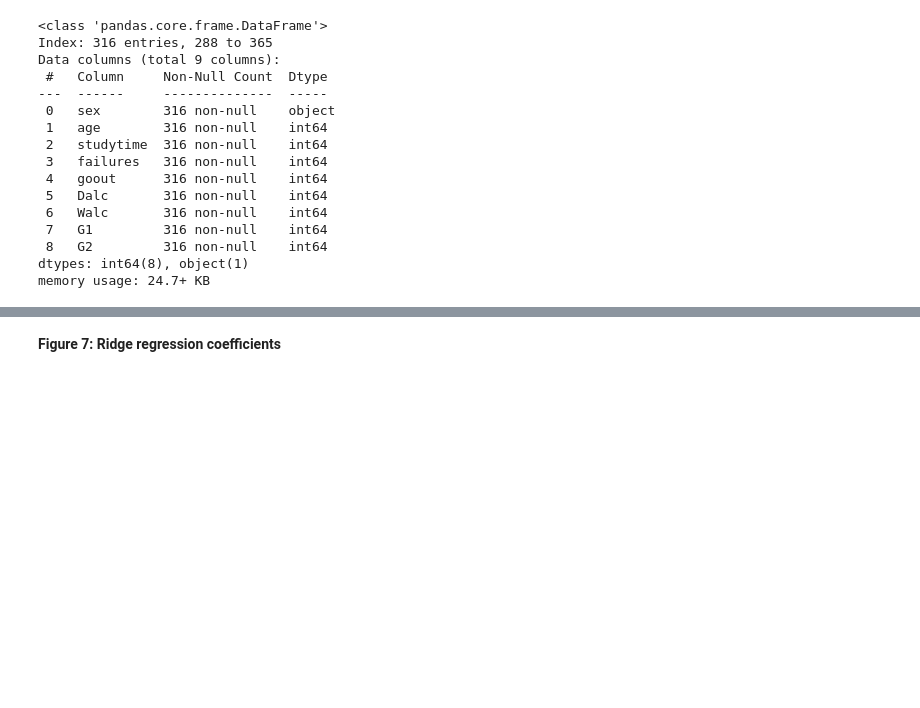
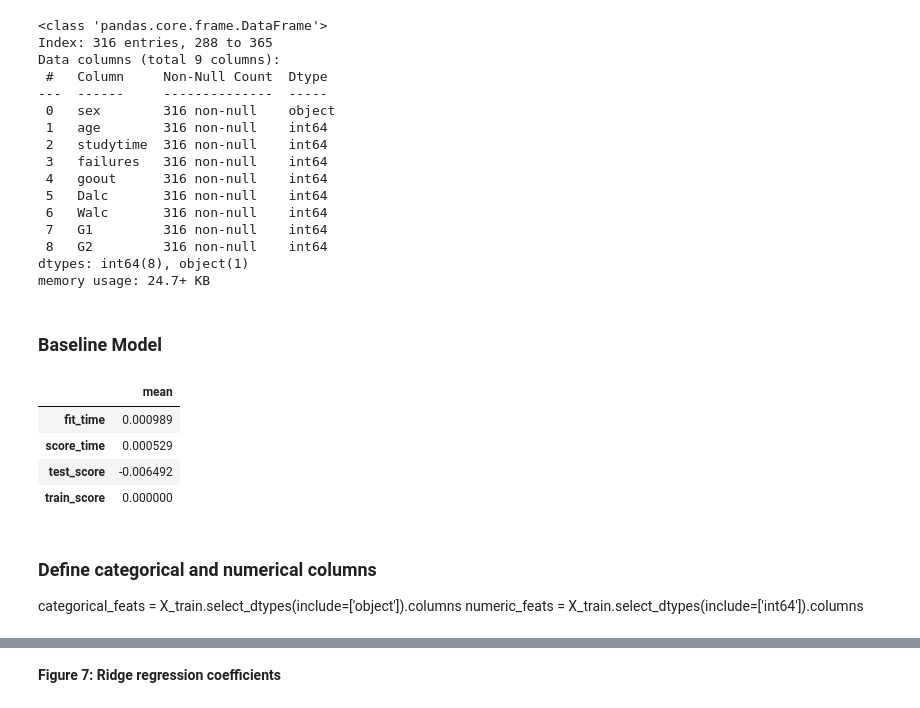
Before and after one commit to UBC-MDS/dsci-522-group-23, a Jupyter notebook: notebooks/student_performance_predictor_report.ipynb, the cells around one changed output, grey strips where cells are left out. Cells and saved outputs as stored; diff of their text form; code cells hidden in the pictures; blank space fills up the shorter version.

Commit message:
Add baseline model to report.

```diff
--- a/notebooks/student_performance_predictor_report.ipynb
+++ b/notebooks/student_performance_predictor_report.ipynb
@@ -614,3 +612,20 @@ numeric_feats = X_train.select_dtypes(include=['int64']).columns
+# %% [markdown]
+### Baseline Model
+# %%
+dr = DummyRegressor()
+
+dummy_cv = cross_validate(dr, X_train, y_train, return_train_score=True)
+pd.DataFrame(dummy_cv).agg(['mean']).T
+# %% [output]
+|  | mean |
+| fit_time | 0.000989 |
+| score_time | 0.000529 |
+| test_score | -0.006492 |
+| train_score | 0.000000 |
+# %% [markdown]
+### Define categorical and numerical columns
+categorical_feats = X_train.select_dtypes(include=['object']).columns
+numeric_feats = X_train.select_dtypes(include=['int64']).columns
 # %%
 # Apply column transformers
 preprocessor = make_column_transformer(
```
Also changed, not shown: parts of 11 cells of this notebook.
